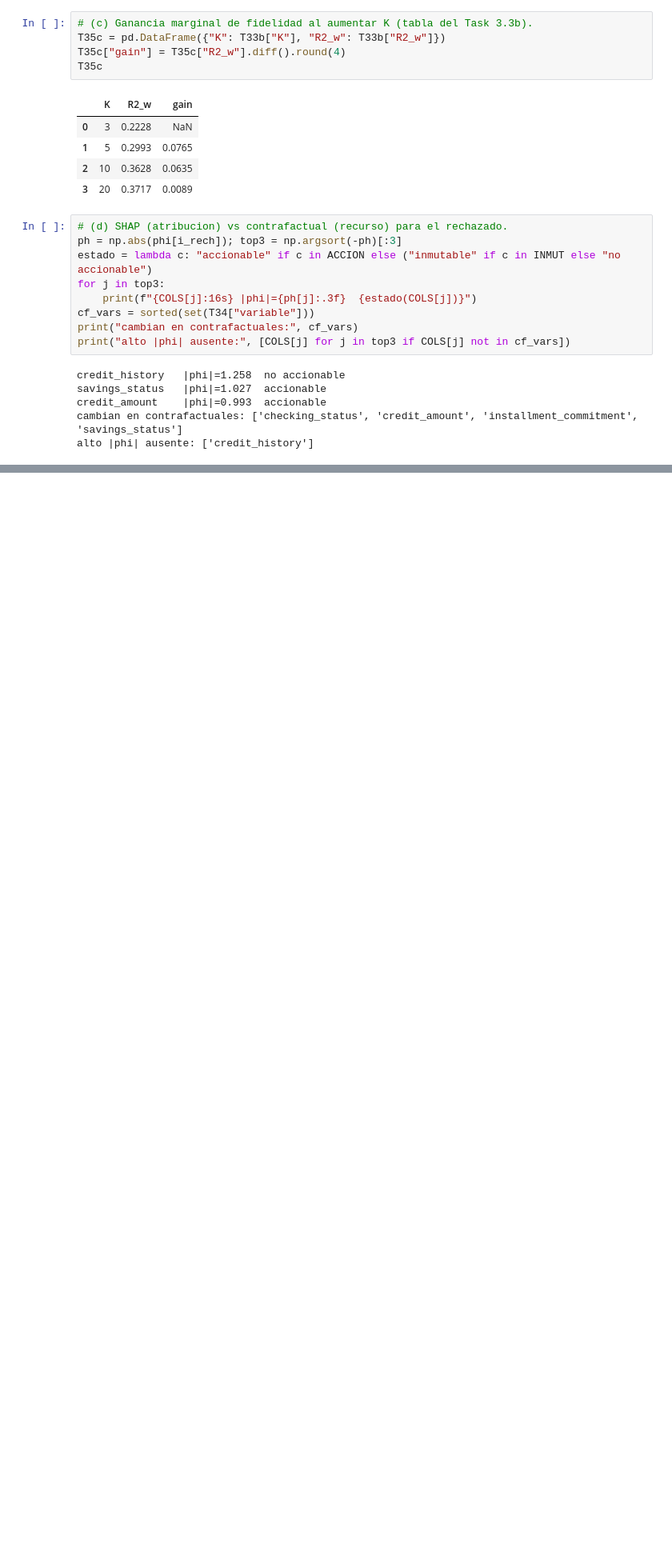
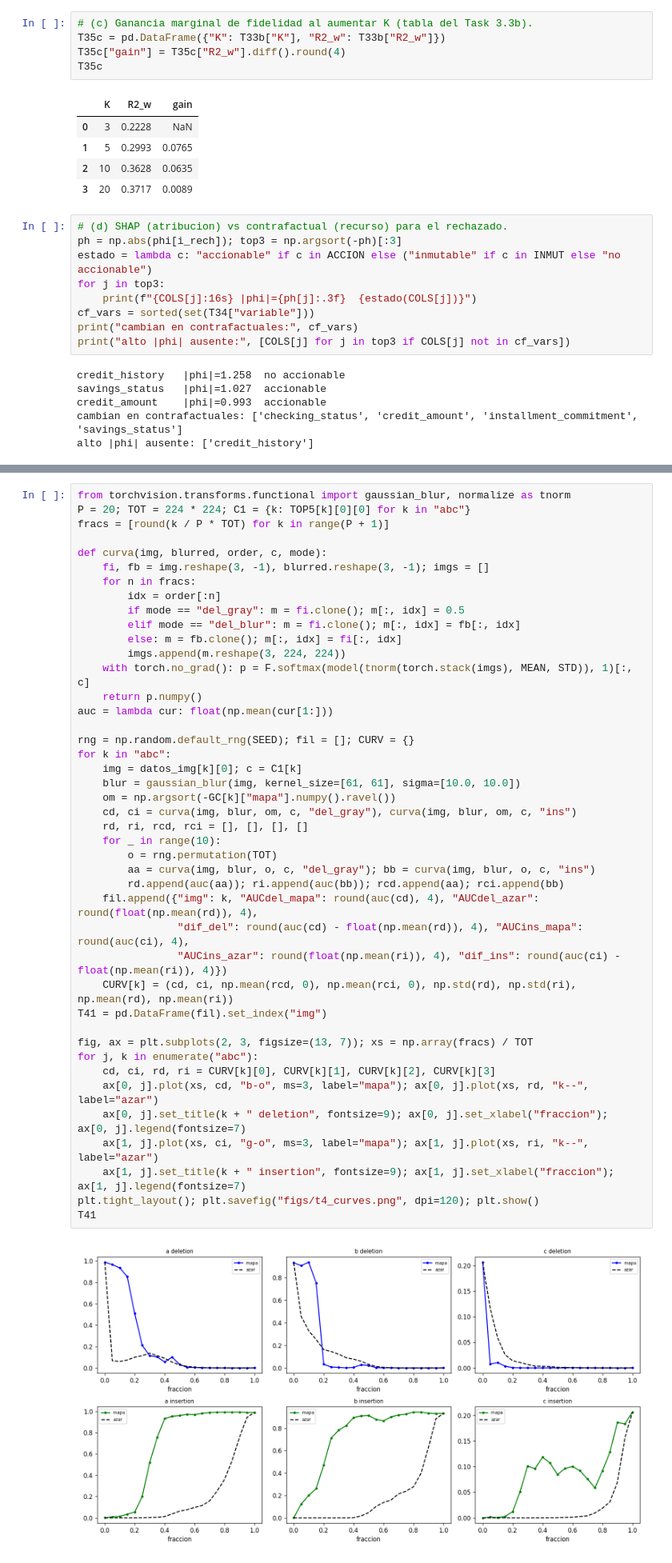
Before and after one commit to Isabella334/DeepLearning-Lab9, a Jupyter notebook: Lab10.ipynb, the cells around one changed output, grey strips where cells are left out. Shown at 80% size. Saved outputs shown, nothing was run; the diff lists cells and outputs as text; blank space fills up the shorter version.

```diff
--- a/Lab10.ipynb
+++ b/Lab10.ipynb
@@ -928,0 +935,45 @@ alto |phi| ausente: ['credit_history']
+# %%
+from torchvision.transforms.functional import gaussian_blur, normalize as tnorm
+P = 20; TOT = 224 * 224; C1 = {k: TOP5[k][0][0] for k in "abc"}
+fracs = [round(k / P * TOT) for k in range(P + 1)]
+
+def curva(img, blurred, order, c, mode):
+    fi, fb = img.reshape(3, -1), blurred.reshape(3, -1); imgs = []
+    for n in fracs:
+        idx = order[:n]
+        if mode == "del_gray": m = fi.clone(); m[:, idx] = 0.5
+        elif mode == "del_blur": m = fi.clone(); m[:, idx] = fb[:, idx]
+        else: m = fb.clone(); m[:, idx] = fi[:, idx]
+        imgs.append(m.reshape(3, 224, 224))
+    with torch.no_grad(): p = F.softmax(model(tnorm(torch.stack(imgs), MEAN, STD)), 1)[:, c]
+    return p.numpy()
+auc = lambda cur: float(np.mean(cur[1:]))
+
+rng = np.random.default_rng(SEED); fil = []; CURV = {}
+for k in "abc":
+    img = datos_img[k][0]; c = C1[k]
+    blur = gaussian_blur(img, kernel_size=[61, 61], sigma=[10.0, 10.0])
+    om = np.argsort(-GC[k]["mapa"].numpy().ravel())
+    cd, ci = curva(img, blur, om, c, "del_gray"), curva(img, blur, om, c, "ins")
+    rd, ri, rcd, rci = [], [], [], []
+    for _ in range(10):
+        o = rng.permutation(TOT)
+        aa = curva(img, blur, o, c, "del_gray"); bb = curva(img, blur, o, c, "ins")
+        rd.append(auc(aa)); ri.append(auc(bb)); rcd.append(aa); rci.append(bb)
+    fil.append({"img": k, "AUCdel_mapa": round(auc(cd), 4), "AUCdel_azar": round(float(np.mean(rd)), 4),
+                "dif_del": round(auc(cd) - float(np.mean(rd)), 4), "AUCins_mapa": round(auc(ci), 4),
+                "AUCins_azar": round(float(np.mean(ri)), 4), "dif_ins": round(auc(ci) - float(np.mean(ri)), 4)})
+    CURV[k] = (cd, ci, np.mean(rcd, 0), np.mean(rci, 0), np.std(rd), np.std(ri), np.mean(rd), np.mean(ri))
+T41 = pd.DataFrame(fil).set_index("img")
+
+fig, ax = plt.subplots(2, 3, figsize=(13, 7)); xs = np.array(fracs) / TOT
+for j, k in enumerate("abc"):
+    cd, ci, rd, ri = CURV[k][0], CURV[k][1], CURV[k][2], CURV[k][3]
+    ax[0, j].plot(xs, cd, "b-o", ms=3, label="mapa"); ax[0, j].plot(xs, rd, "k--", label="azar")
+    ax[0, j].set_title(k + " deletion", fontsize=9); ax[0, j].set_xlabel("fraccion"); ax[0, j].legend(fontsize=7)
+    ax[1, j].plot(xs, ci, "g-o", ms=3, label="mapa"); ax[1, j].plot(xs, ri, "k--", label="azar")
+    ax[1, j].set_title(k + " insertion", fontsize=9); ax[1, j].set_xlabel("fraccion"); ax[1, j].legend(fontsize=7)
+plt.tight_layout(); plt.savefig("figs/t4_curves.png", dpi=120); plt.show()
+T41
+# %% [output]
+[figure, added]
```
Also changed, not shown: parts of 6 cells of this notebook, 1 other file.
